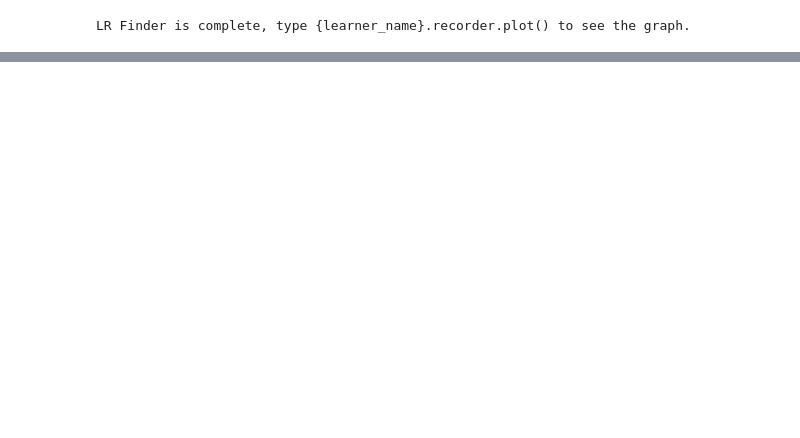
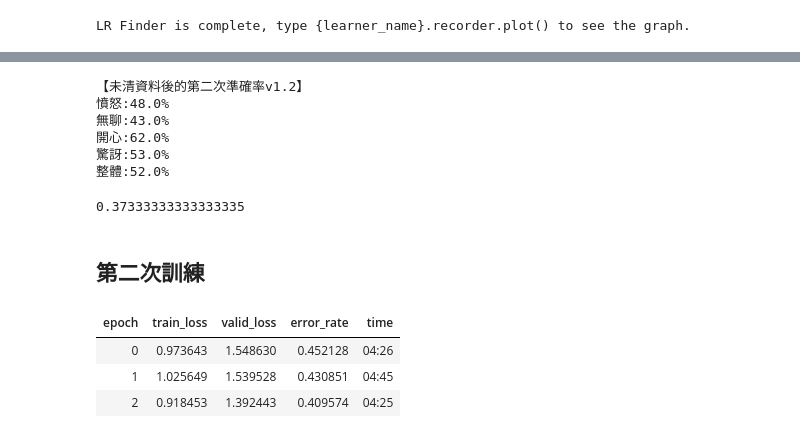
Before and after one commit to sky7725/design-thinking, a Jupyter notebook: 測試用.ipynb, the cells around one changed output, grey strips where cells are left out. Saved outputs shown, nothing was run; the diff lists cells and outputs as text; code cells hidden in the pictures; blank space fills up the shorter version.

```diff
--- a/測試用.ipynb
+++ b/測試用.ipynb
@@ -131,0 +109,27 @@ interp.plot_confusion_matrix()
+# %%
+print("【未清資料後的第二次準確率v1.2】")
+print("憤怒:"+str(round(44/(14+44+11+22),2)*100)+"%")
+print("無聊:"+(str(round(37/(20+37+14+15),2)*100))+"%")
+print("開心:"+str(round(57/(8+20+57+7),2)*100)+"%")
+print("驚訝:"+str(round(51/(16+22+8+51),2)*100)+"%")
+print("整體:"+str(round((44+37+57+51)/(14+44+11+22+20+37+14+15+8+20+57+7+16+22+8+51),2)*100)+'%')
+# %% [output]
+【未清資料後的第二次準確率v1.2】
+憤怒:48.0%
+無聊:43.0%
+開心:62.0%
+驚訝:53.0%
+整體:52.0%
+# %%
+(15+20+50+27)/(15+6+7+3+12+20+8+8+6+4+50+7+4+7+4+27+15+20+50+27)
+# %% [output]
+0.37333333333333335
+# %% [markdown]
+## 第二次訓練
+# %%
+learn.fit_one_cycle(3, max_lr=slice(1e-4,1e-2))
+# %% [output]
+| epoch | train_loss | valid_loss | error_rate | time |
+| 0 | 0.973643 | 1.548630 | 0.452128 | 04:26 |
+| 1 | 1.025649 | 1.539528 | 0.430851 | 04:45 |
+| 2 | 0.918453 | 1.392443 | 0.409574 | 04:25 |
```
Also changed, not shown: parts of 26 cells of this notebook.
